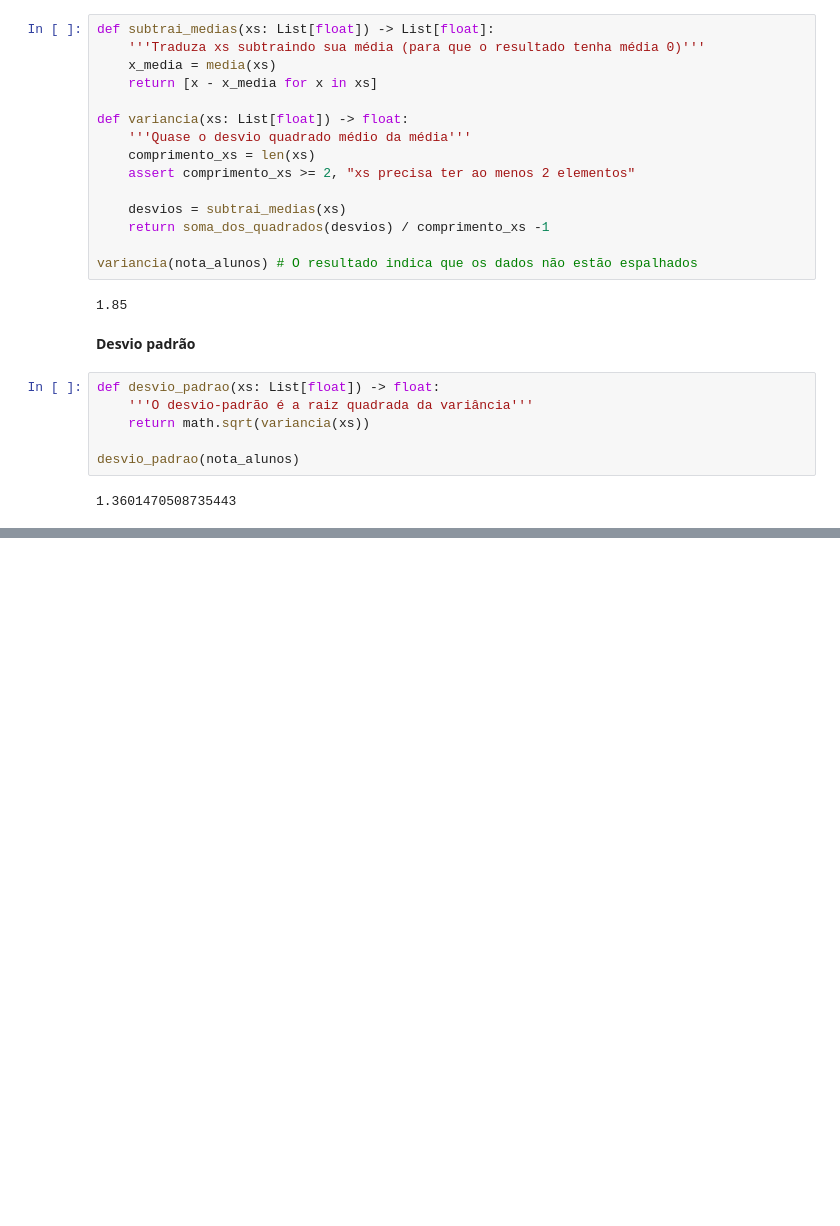
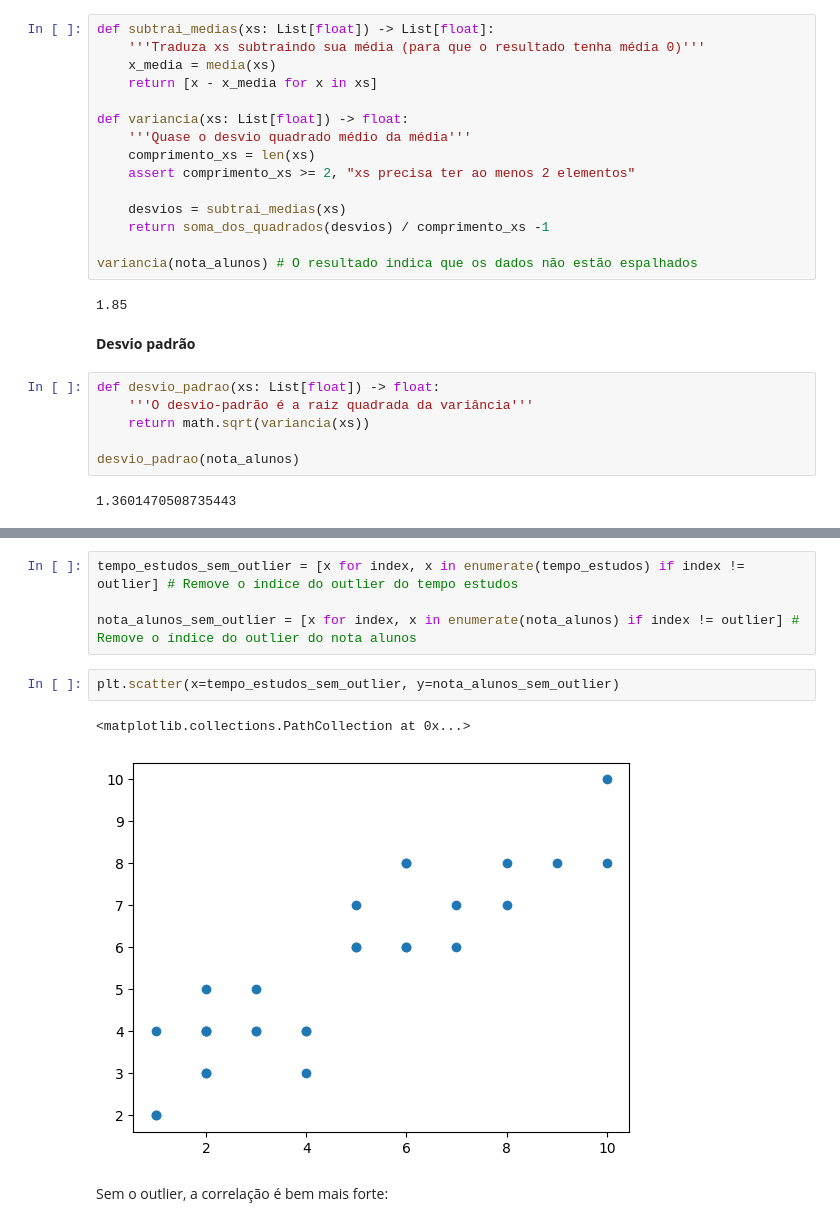
Before and after one commit to DiogoBotton/Python_Learn, a Jupyter notebook: Livro_Data_Science_Do_Zero/Estatistica/estatistica.ipynb, the cells around one changed output, grey strips where cells are left out. Saved outputs shown, nothing was run; the diff lists cells and outputs as text; blank space fills up the shorter version.

```diff
--- a/Livro_Data_Science_Do_Zero/Estatistica/estatistica.ipynb
+++ b/Livro_Data_Science_Do_Zero/Estatistica/estatistica.ipynb
@@ -127,0 +196,11 @@ desvio_padrao(nota_alunos)
+# %%
+tempo_estudos_sem_outlier = [x for index, x in enumerate(tempo_estudos) if index != outlier] # Remove o índice do outlier do tempo estudos
+
+nota_alunos_sem_outlier = [x for index, x in enumerate(nota_alunos) if index != outlier] # Remove o índice do outlier do nota alunos
+# %%
+plt.scatter(x=tempo_estudos_sem_outlier, y=nota_alunos_sem_outlier)
+# %% [output]
+<matplotlib.collections.PathCollection at 0x...>
+[figure, added]
+# %% [markdown]
+Sem o outlier, a correlação é bem mais forte:
```
Also changed, not shown: parts of 13 cells of this notebook.
